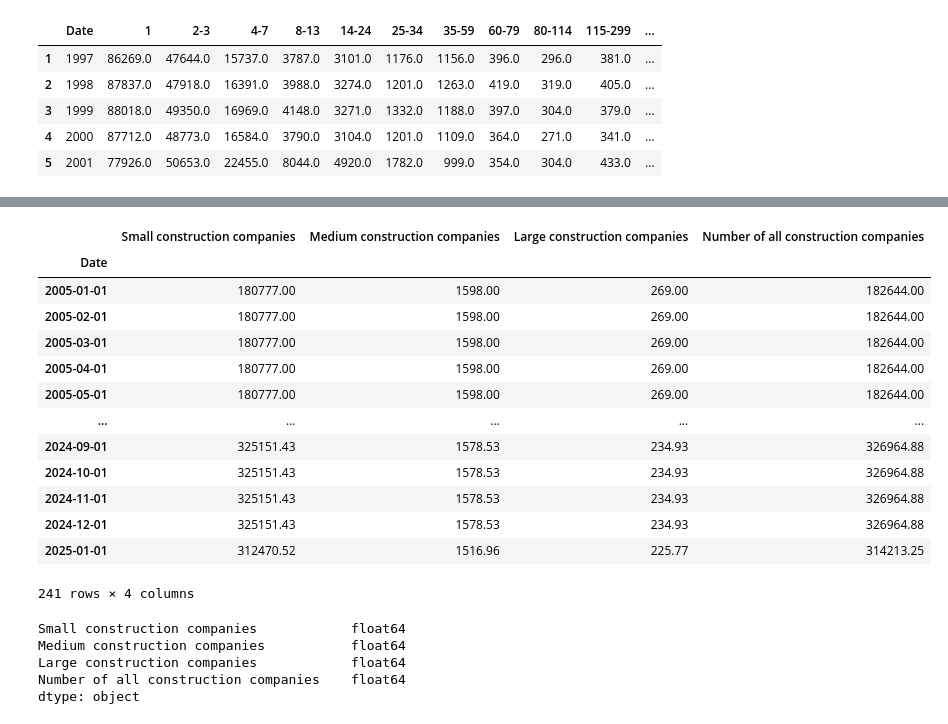
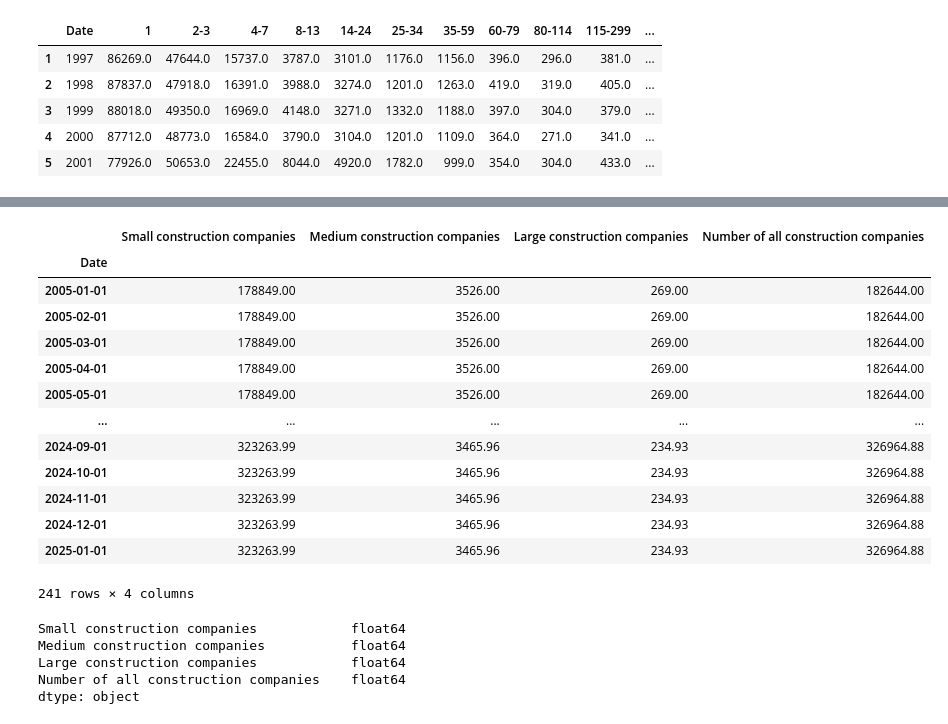
Before and after one commit to Alisa-Makhonina/Macroeconomic_indicators_vs_Construction_indicators, a Jupyter notebook: 3_Data Preprocessing.ipynb, the cells around one changed output, grey strips where cells are left out. Cells and saved outputs as stored; diff of their text form; code cells hidden in the pictures.

```diff
--- a/3_Data Preprocessing.ipynb
+++ b/3_Data Preprocessing.ipynb
@@ -1562,8 +1562,8 @@ df_10.head(5)
 | 5 | 2001 | 77926.0 | 50653.0 | 22455.0 | 8044.0 | 4920.0 | 1782.0 | 999.0 | 354.0 | 304.0 | 433.0 | ... |
 # %%
 # Grouping of companies into small (up to 59 employees) , medium (60 - 299 employees) and large (300 and more employees).
-small_companies = ['1', '2-3', '4-7', '8-13', '14-24', '25-34', '35-59']
-medium_companies = ['60-79', '80-114', '115-299']
+small_companies = ['1', '2-3', '4-7', '8-13', '14-24', '25-34']
+medium_companies = ['35-59', '60-79', '80-114', '115-299']
 large_companies = ['300-599', '600-1,199', '1,200 and over']
 
 #to avoid SettingWithCopyWarning create a copy of df_10:
@@ -1626,10 +1626,10 @@ df_10.head(5)
 #Create the 'Date' column with monthly frequency
 dates_2023 = pd.date_range(start='2023-02-01', end='2023-12-01', freq='MS')
 # Create other columns
-values_small_2023 = [325249.0] * len(dates_2023)
-values_medium_2023 = [1579.0] * len(dates_2023)
+values_small_2023 = [323361.0] * len(dates_2023)
+values_medium_2023 = [3467.0] * len(dates_2023)
 values_large_2023 = [235.0] * len(dates_2023)
-values_total_2023 = [325249.0 + 1579.0 + 235.0]  * len(dates_2023)
+values_total_2023 = [323361.0 + 3467.0 + 235.0]  * len(dates_2023)
 
 df_2023 = pd.DataFrame({'Date': dates_2023,
                         'Small construction companies': values_small_2023,
@@ -1642,53 +1642,53 @@ df_2023 = pd.DataFrame({'Date': dates_2023,
 #Create the 'Date' column with monthly frequency
 dates_2024 = pd.date_range(start='2024-01-01', end='2024-12-01', freq='MS')
 #Create other columns
-values_small_2024 = [325249.0 * 0.9997] * len(dates_2024)
-values_medium_2024 = [1579.0 * 0.9997] * len(dates_2024)
+values_small_2024 = [323361.0 * 0.9997] * len(dates_2024)
+values_medium_2024 = [3467.0 * 0.9997] * len(dates_2024)
 values_large_2024 = [235.0 * 0.9997] * len(dates_2024)
-values_total_2024 = [(325249.0 + 1579.0 + 235.0) * 0.9997]  * len(dates_2024)
+values_total_2024 = [(323361.0 + 3467.0 + 235.0) * 0.9997]  * len(dates_2024)
 
 df_2024 = pd.DataFrame({'Date': dates_2024,
                         'Small construction companies': values_small_2024,
                         'Medium construction companies': values_medium_2024,
                         'Large construction companies': values_large_2024,
                         'Number of all construction companies': values_total_2024
                        })
 
 # df_2025
 #Create the 'Date' column with monthly frequency
 dates_2025 = pd.date_range(start='2025-01-01', end='2025-01-01', freq='MS')
 #Create other columns
-values_small_2025 = [325249.0 * 0.9997 * 0.961] * len(dates_2025)
-values_medium_2025 = [1579.0 * 0.9997 * 0.961] * len(dates_2025)
-values_large_2025 = [235.0 * 0.9997 * 0.961] * len(dates_2025)
-values_total_2025 = [(325249.0 + 1579.0 + 235.0) * 0.9997 * 0.961]  * len(dates_2025)
+values_small_2025 = [323361.0 * 0.9997] * len(dates_2025)
+values_medium_2025 = [3467.0 * 0.9997] * len(dates_2025)
+values_large_2025 = [235.0 * 0.9997] * len(dates_2025)
+values_total_2025 = [(323361.0 + 3467.0 + 235.0) * 0.9997]  * len(dates_2025)
 
 df_2025 = pd.DataFrame({'Date': dates_2025,
                         'Small construction companies': values_small_2025,
                         'Medium construction companies': values_medium_2025,
                         'Large construction companies': values_large_2025,
                         'Number of all construction companies': values_total_2025
                        })
 
 #Merging data:
 
 df_10 = pd.concat([df_10, df_2023, df_2024, df_2025], ignore_index=True).sort_values(by='Date').set_index('Date')
 df_10 = df_10.astype('float').round(2)
 df_10
 # %% [output]
 |  | Small construction companies | Medium construction companies | Large construction companies | Number of all construction companies |
 | Date |  |  |  |  |
-| 2005-01-01 | 180777.00 | 1598.00 | 269.00 | 182644.00 |
-| 2005-02-01 | 180777.00 | 1598.00 | 269.00 | 182644.00 |
-| 2005-03-01 | 180777.00 | 1598.00 | 269.00 | 182644.00 |
-| 2005-04-01 | 180777.00 | 1598.00 | 269.00 | 182644.00 |
-| 2005-05-01 | 180777.00 | 1598.00 | 269.00 | 182644.00 |
+| 2005-01-01 | 178849.00 | 3526.00 | 269.00 | 182644.00 |
+| 2005-02-01 | 178849.00 | 3526.00 | 269.00 | 182644.00 |
+| 2005-03-01 | 178849.00 | 3526.00 | 269.00 | 182644.00 |
+| 2005-04-01 | 178849.00 | 3526.00 | 269.00 | 182644.00 |
+| 2005-05-01 | 178849.00 | 3526.00 | 269.00 | 182644.00 |
 | ... | ... | ... | ... | ... |
-| 2024-09-01 | 325151.43 | 1578.53 | 234.93 | 326964.88 |
-| 2024-10-01 | 325151.43 | 1578.53 | 234.93 | 326964.88 |
-| 2024-11-01 | 325151.43 | 1578.53 | 234.93 | 326964.88 |
-| 2024-12-01 | 325151.43 | 1578.53 | 234.93 | 326964.88 |
-| 2025-01-01 | 312470.52 | 1516.96 | 225.77 | 314213.25 |
+| 2024-09-01 | 323263.99 | 3465.96 | 234.93 | 326964.88 |
+| 2024-10-01 | 323263.99 | 3465.96 | 234.93 | 326964.88 |
+| 2024-11-01 | 323263.99 | 3465.96 | 234.93 | 326964.88 |
+| 2024-12-01 | 323263.99 | 3465.96 | 234.93 | 326964.88 |
+| 2025-01-01 | 323263.99 | 3465.96 | 234.93 | 326964.88 |
 241 rows × 4 columns
 # %%
 df_10.dtypes
```
Also changed, not shown: parts of 10 cells of this notebook.
